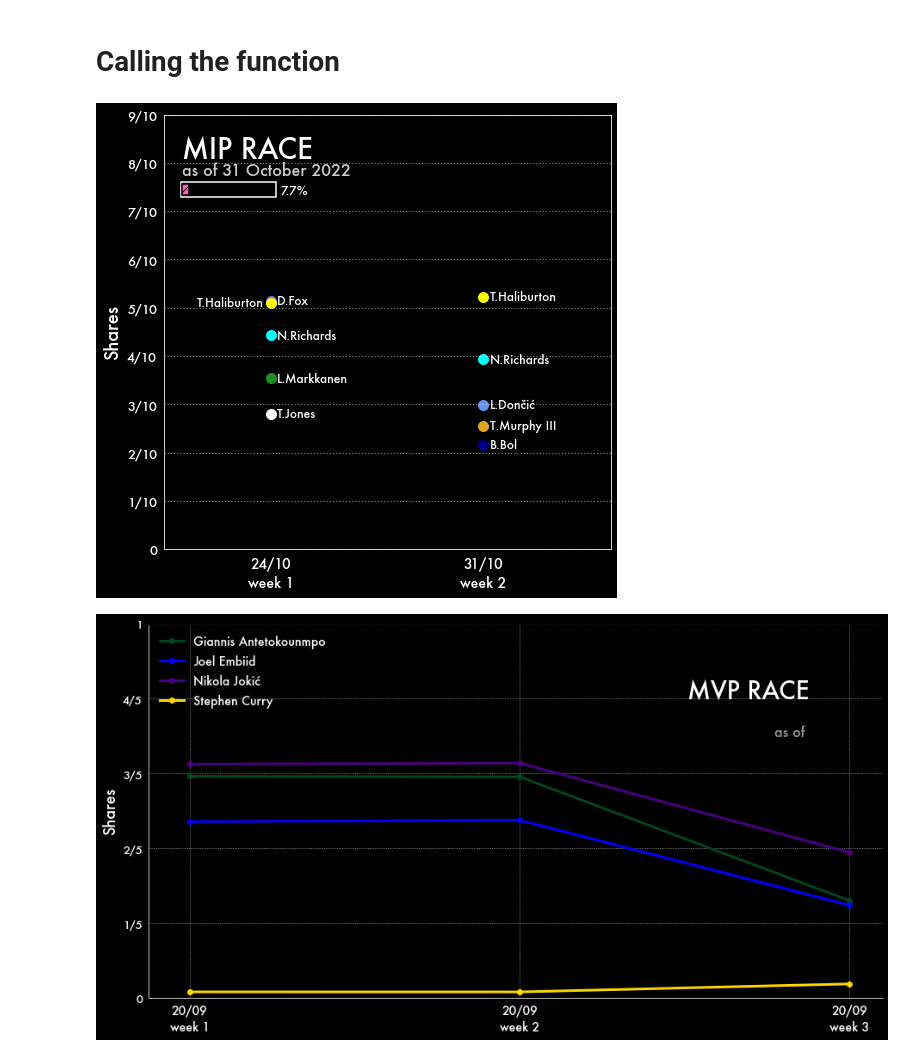
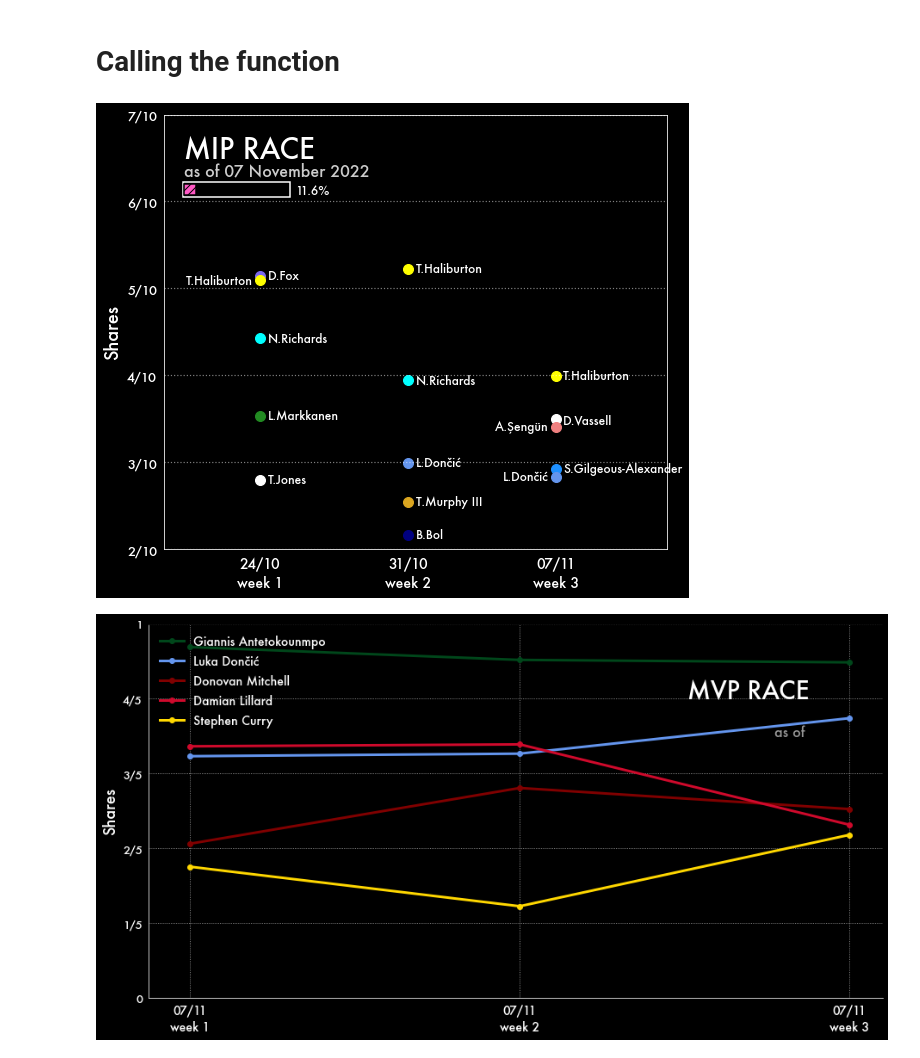
Before and after one commit to martinbog19/nba_ai_awards, a Jupyter notebook: Results/Plotting.ipynb, the cells around one changed output. Cells and saved outputs as stored; diff of their text form; code cells hidden in the pictures.

```diff
--- a/Results/Plotting.ipynb
+++ b/Results/Plotting.ipynb
@@ -6,13 +6,13 @@ import matplotlib.patches as patches
 import matplotlib
 
 # Set working path
-path = '/Users/martinbogaert/Desktop/NBA Data Analysis/2022-2023 Awards Project clean/'
+path = '/Users/martinbogaert/Desktop/NBA Data Analysis/nba_ai_awards/'
 
 print('MAKE SURE YOU CHANGE THE WEEK VARIABLE')
 # %% [output]
 MAKE SURE YOU CHANGE THE WEEK VARIABLE
 # %%
-week = 2 # CHANGE THIS
+week = 3 # CHANGE THIS
 date = datetime.now().strftime('%d %B %Y')
 time = datetime.now().strftime('%H:%M:%S')
 print(date + ' ; ' + time)
@@ -117,9 +117,9 @@ def award_race(award, week, ylim_min = 0, ylim_max = 1, x_edge = 0.2, fx = 14, f
 
     plt.show()
 # %%
-award_race('mip', 2, x_edge = 0.5, ylim_min = 0, ylim_max = 0.9, ydiv = 10, fx = 8, fy = 8, save = False)
+award_race('mip', 3, x_edge = 0.65, ylim_min = 0.2, ylim_max = 0.7, ydiv = 10, fx = 9, fy = 8, save = False)
 # %% [output]
-[figure, old version]
+[figure, new version]
 # %%
 def player_race(award, players, week, txtcol = 'white', facecol = 'black', fig_height = 1, fx = 19.1/1.25, fy = 10/1.25,
                     legloc = 'upper left', ncols = 1):
@@ -174,6 +174,6 @@ def player_race(award, players, week, txtcol = 'white', facecol = 'black', fig_h
 
     plt.show()
 # %%
-player_race('mvp', ['Giannis Antetokounmpo','Joel Embiid','Nikola Jokić', 'Stephen Curry'], 3, legloc = 'upper left')
+player_race('mvp', ['Giannis Antetokounmpo', 'Luka Dončić', 'Donovan Mitchell', 'Damian Lillard', 'Stephen Curry'], week = 3)
 # %% [output]
-[figure, old version]
+[figure, new version]
```
Also changed, not shown: parts of 3 cells of this notebook, 17 other files.
